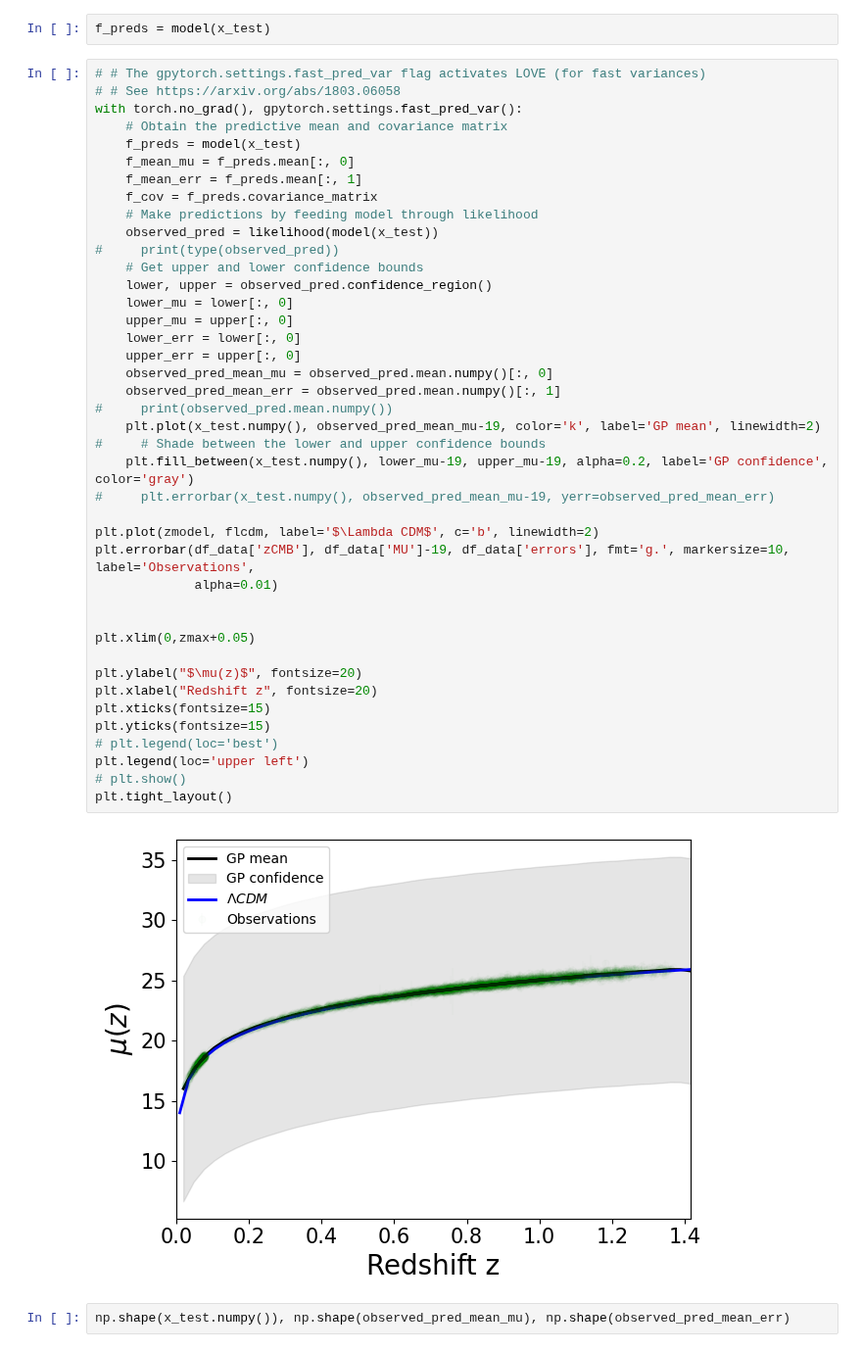
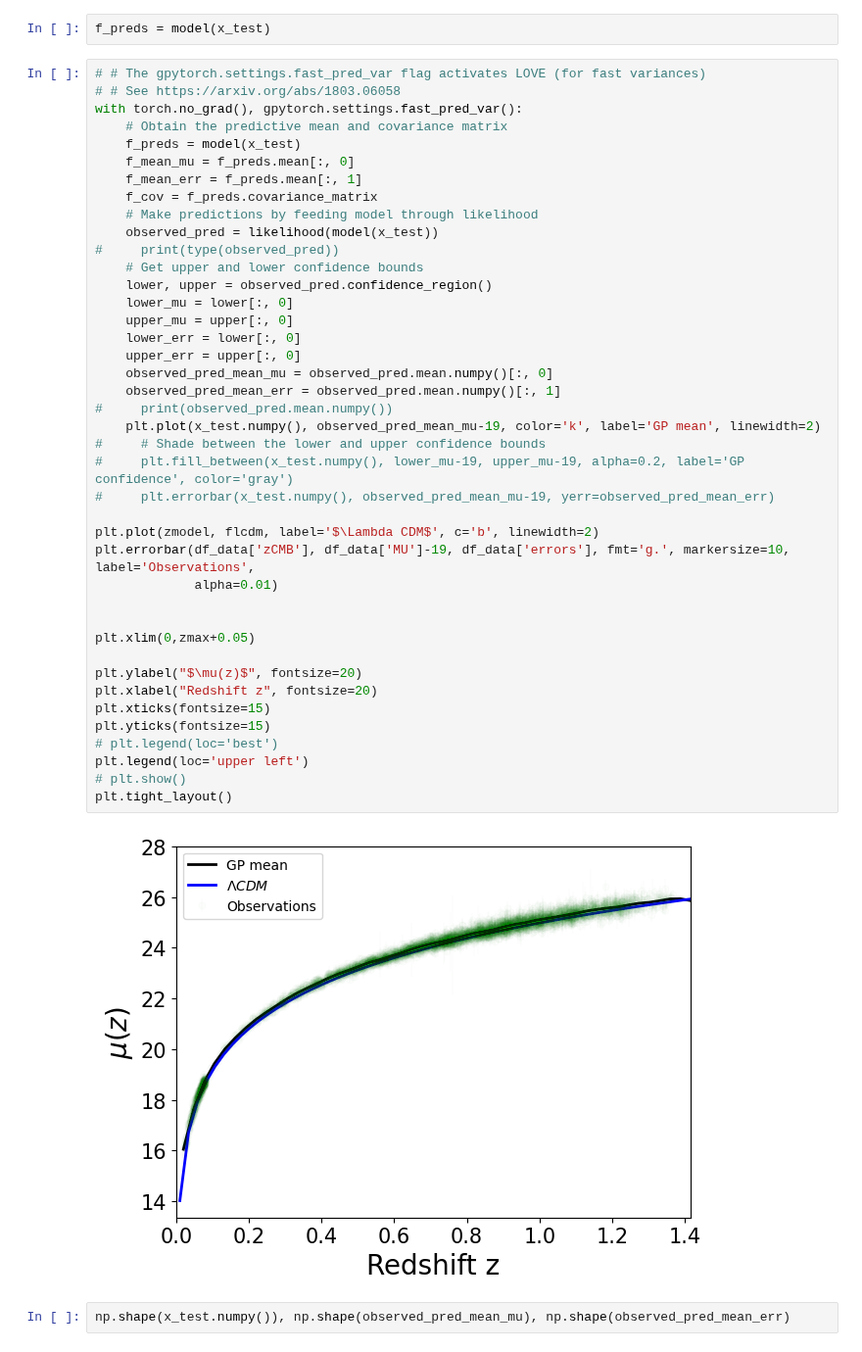
Before and after one commit to igomezv/LSST_DE_neural_reconstruction, a Jupyter notebook: GP_model_large.ipynb, the cells around one changed output. Shown at 98% size. Drawn from its saved outputs; the diff is of its cells as text.

```diff
--- a/GP_model_large.ipynb
+++ b/GP_model_large.ipynb
@@ -244,35 +244,35 @@ with torch.no_grad(), gpytorch.settings.fast_pred_var():
 #     print(type(observed_pred))
     # Get upper and lower confidence bounds
     lower, upper = observed_pred.confidence_region()
     lower_mu = lower[:, 0]
     upper_mu = upper[:, 0]
     lower_err = lower[:, 0]
     upper_err = upper[:, 0]
     observed_pred_mean_mu = observed_pred.mean.numpy()[:, 0]
     observed_pred_mean_err = observed_pred.mean.numpy()[:, 1]
 #     print(observed_pred.mean.numpy())
     plt.plot(x_test.numpy(), observed_pred_mean_mu-19, color='k', label='GP mean', linewidth=2)
 #     # Shade between the lower and upper confidence bounds
-    plt.fill_between(x_test.numpy(), lower_mu-19, upper_mu-19, alpha=0.2, label='GP confidence', color='gray')
+#     plt.fill_between(x_test.numpy(), lower_mu-19, upper_mu-19, alpha=0.2, label='GP confidence', color='gray')
 #     plt.errorbar(x_test.numpy(), observed_pred_mean_mu-19, yerr=observed_pred_mean_err)
 
 plt.plot(zmodel, flcdm, label='$\Lambda CDM$', c='b', linewidth=2)
 plt.errorbar(df_data['zCMB'], df_data['MU']-19, df_data['errors'], fmt='g.', markersize=10, label='Observations',
              alpha=0.01)
 
 
 plt.xlim(0,zmax+0.05)
 
 plt.ylabel("$\mu(z)$", fontsize=20)
 plt.xlabel("Redshift z", fontsize=20)
 plt.xticks(fontsize=15)
 plt.yticks(fontsize=15)
 # plt.legend(loc='best')
 plt.legend(loc='upper left')
 # plt.show()
 plt.tight_layout()
 # %% [output]
-[figure, old version]
+[figure, new version]
 # %%
 np.shape(x_test.numpy()), np.shape(observed_pred_mean_mu), np.shape(observed_pred_mean_err)
 # %% [output]
```
Also changed, not shown: parts of 2 cells of this notebook, 2 other files.
